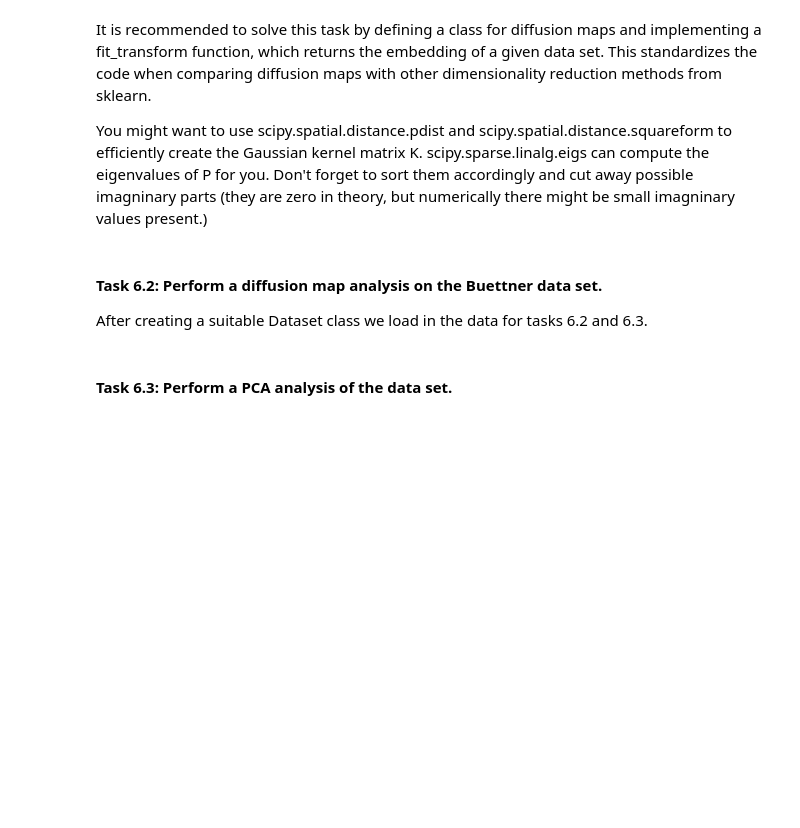
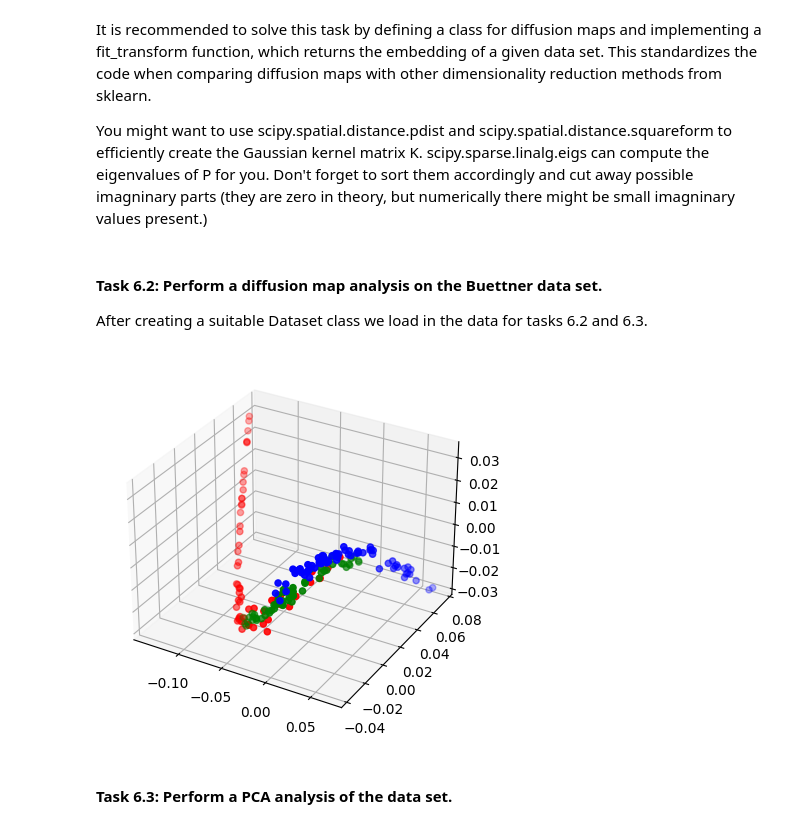
Before and after one commit to maximilianGord/final_single_cell, a Jupyter notebook: DiffusionMaps_template.ipynb, the cells around one changed output. Drawn from its saved outputs; the diff is of its cells as text; code cells hidden in the pictures; blank space fills up the shorter version.

```diff
--- a/DiffusionMaps_template.ipynb
+++ b/DiffusionMaps_template.ipynb
@@ -29,9 +29,9 @@ You might want to use scipy.spatial.distance.pdist and scipy.spatial.distance.sq
 scipy.sparse.linalg.eigs can compute the eigenvalues of P for you. Don't forget to sort them accordingly and cut away possible imagninary parts (they are zero in theory, but numerically there might be small imagninary values present.)
 # %%
 # your code goes here
-from scipy.spatial.distance import sqeuclidian
+from scipy.spatial.distance import sqeuclidean
 def gaussian_kernel( X, sigma ):
-     K = squareform( pdist( X, lambda u, v: np.exp( -sqeuclidian( u, v ) / ( 2 * sigma ) ) ) )
+     K = squareform( pdist( X, lambda u, v: np.exp( -sqeuclidean( u, v ) / ( 2 * sigma * sigma ) ) ) )
      return K
 
 class diffusion_map():
@@ -40,9 +40,8 @@ class diffusion_map():
 
 
 
-    def fit_transforms( X, alpha, s, kernel ):
-        n =X.siz
-        K = kernel( X )
+    def fit_transforms(self, X, alpha, s, kernel ):
+        K=kernel(X)
         q = np.sum( K, axis=1 )
         q_minus_alpha = np.power( q, -alpha )
         Q_minus_alpha = np.diag( q_minus_alpha )
@@ -51,11 +50,14 @@ class diffusion_map():
         D_alpha=np.sum( K_alpha, axis=1 )
         D = np.reciprocal( D_alpha )
         P=np.matmul( np.diag( D ), K_alpha )
-        uncleaned_eigenvalues,uncleaned_eigenvectors=eigs(P,s,which='LM')
+        uncleaned_eigenvalues,uncleaned_eigenvectors=eigs(P,s+1,which='LM')
         eigenvalues,eigenvectors=np.real_if_close(uncleaned_eigenvalues,tol=1000),np.real_if_close(uncleaned_eigenvectors,tol=1000)
         idx=np.argsort(eigenvalues)[::-1]
-        eigenvalues,eigenvectors=eigenvalues[idx],eigenvectors[:idx]
-        Y = np.matmul( np.diag( eigenvalues ), eigenvectors )
+        eigenvalues=eigenvalues[idx]
+        eigenvectors=eigenvectors[:,idx]
+        eigenvalues=eigenvalues[1:]
+        eigenvectors=eigenvectors[:,1:]
+        Y = np.matmul(  eigenvectors,np.diag( eigenvalues ) )
         return Y
 # %% [markdown]
 #### Task 6.2: Perform a diffusion map analysis on the Buettner data set.
@@ -99,2 +98,21 @@ def load_buettner_data():
+# %%
+# Run Diffusion Maps on the data set and visualize the results
+# your code goes here
+adata=load_buettner_data()
+dif_map=diffusion_map(3)
+transformed_adata=dif_map.fit_transforms(adata.data,1,3, lambda X:gaussian_kernel( X, 20))
+#print(transformed_adata)
+
+fig=plt.figure()
+ax=plt.axes(projection="3d")
+ax.scatter3D(transformed_adata[:59,0],transformed_adata[:59,1],transformed_adata[:59,2], color='red')
+ax.scatter3D(transformed_adata[59:117,0],transformed_adata[59:117,1],transformed_adata[59:117,2], color='green')
+ax.scatter3D(transformed_adata[117:,0],transformed_adata[117:,1],transformed_adata[117:,2], color='blue')
+#ax.set_xlabel('first eigenvector')
+#ax.set_ylabel('second eigenvector')
+#ax.set_zlabel('third eigenvector')
+plt.show()
+# %% [output]
+[figure, added]
 # %% [markdown]
 #### Task 6.3: Perform a PCA analysis of the data set.
```
Also changed, not shown: parts of 5 cells of this notebook.
